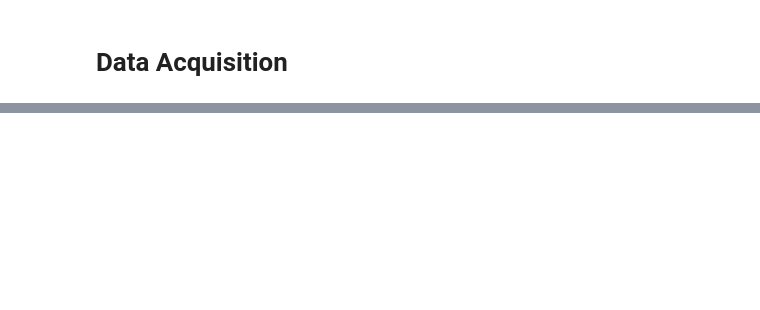
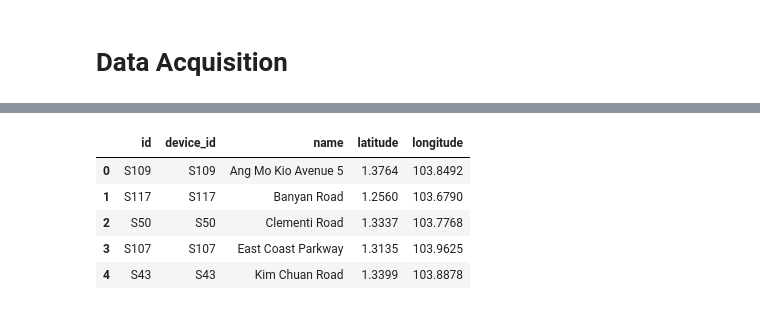
Before and after one commit to bluesakana/Estimation-of-Air-Temperature-Using-Satellite-Imagery, a Jupyter notebook: code/01_Data_Acquisition.ipynb, the cells around one changed output, grey strips where cells are left out. Drawn from its saved outputs; the diff is of its cells as text; code cells hidden in the pictures; blank space fills up the shorter version.

```diff
--- a/code/01_Data_Acquisition.ipynb
+++ b/code/01_Data_Acquisition.ipynb
@@ -98,0 +166,14 @@ ee.Initialize()
+# %%
+## Get coordinates of weather stations
+date_params = {
+    'date': '2023-05-12'
+}
+# %%
+# get the latest weather data
+weather_station_loc = requests.get(WEATHER_URL, date_params).json()
+# %%
+# take only the metadata of the weather stations and make dataframe
+weather_station_loc = pd.DataFrame.from_dict(weather_station_loc['metadata']['stations'])
+
+# the location information needs to be exploded
+weather_station_loc = pd.concat([weather_station_loc.drop('location', axis=1), weather_station_loc['location'].apply(pd.Series)], axis=1)
@@ -98,0 +195,9 @@ ee.Initialize()
+# %%
+weather_station_loc.head()
+# %% [output]
+|  | id | device_id | name | latitude | longitude |
+| 0 | S109 | S109 | Ang Mo Kio Avenue 5 | 1.3764 | 103.8492 |
+| 1 | S117 | S117 | Banyan Road | 1.2560 | 103.6790 |
+| 2 | S50 | S50 | Clementi Road | 1.3337 | 103.7768 |
+| 3 | S107 | S107 | East Coast Parkway | 1.3135 | 103.9625 |
+| 4 | S43 | S43 | Kim Chuan Road | 1.3399 | 103.8878 |
```
Also changed, not shown: parts of 44 cells of this notebook, 44 other files.
